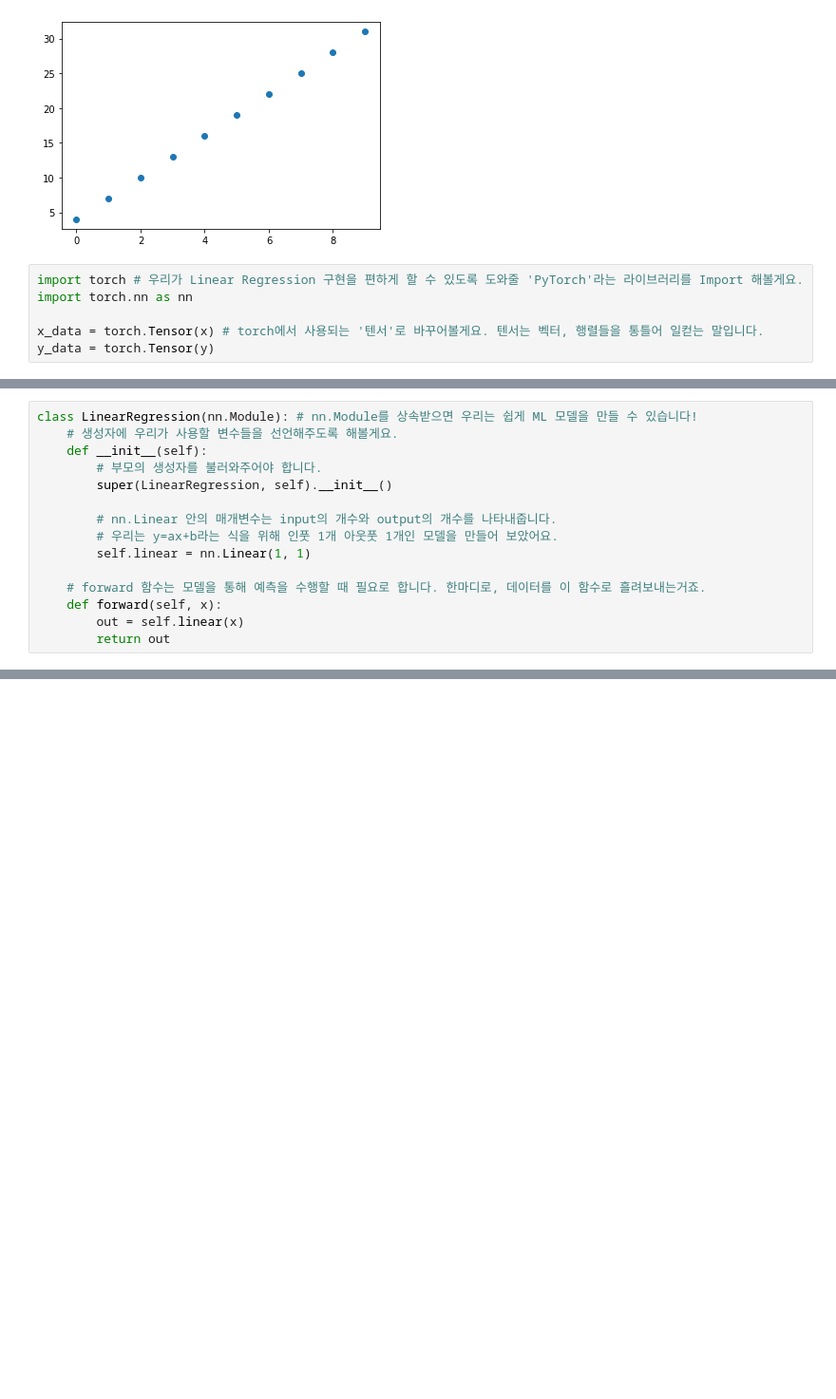
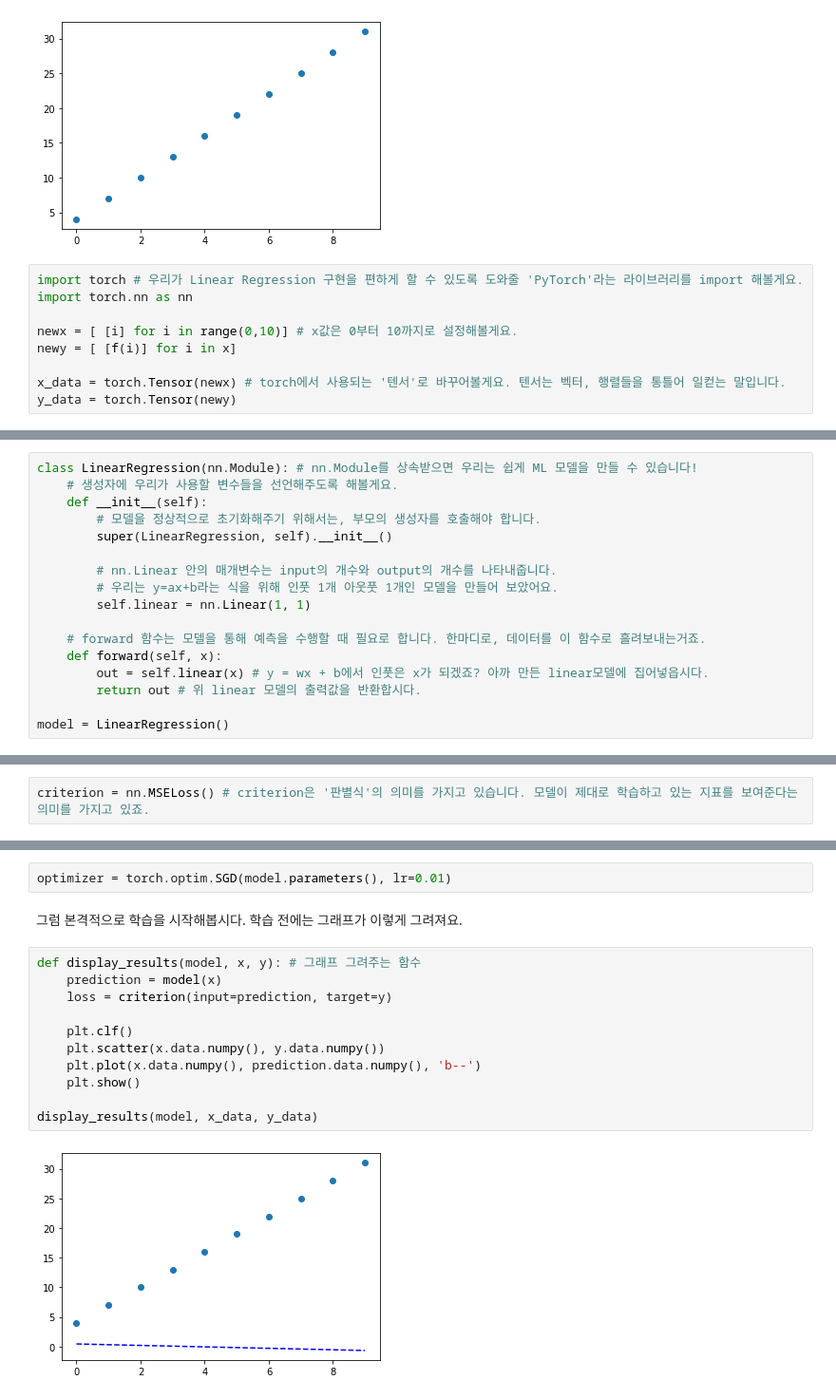
Before and after one commit to HanyangTechAI/CV_2020, a Jupyter notebook: lab01_Application_of_Neural_Network_in_Computer_Vision/1. Introduction to ML with CV.ipynb, the cells around one changed output, grey strips where cells are left out. Shown: that part at 95% size. Saved outputs shown, nothing was run; the diff lists cells and outputs as text; blank space fills up the shorter version.

Commit message:
docs: Add linear regression

```diff
--- a/lab01_Application_of_Neural_Network_in_Computer_Vision/1. Introduction to ML with CV.ipynb
+++ b/lab01_Application_of_Neural_Network_in_Computer_Vision/1. Introduction to ML with CV.ipynb
@@ -63,11 +64,14 @@ plt.scatter(x,y) # 그래프를 그려봐요!
 <matplotlib.collections.PathCollection at 0x...>
 [figure]
 # %%
-import torch # 우리가 Linear Regression 구현을 편하게 할 수 있도록 도와줄 'PyTorch'라는 라이브러리를 Import 해볼게요.
+import torch # 우리가 Linear Regression 구현을 편하게 할 수 있도록 도와줄 'PyTorch'라는 라이브러리를 import 해볼게요.
 import torch.nn as nn
 
-x_data = torch.Tensor(x) # torch에서 사용되는 '텐서'로 바꾸어볼게요. 텐서는 벡터, 행렬들을 통틀어 일컫는 말입니다.
-y_data = torch.Tensor(y)
+newx = [ [i] for i in range(0,10)] # x값은 0부터 10까지로 설정해볼게요.
+newy = [ [f(i)] for i in x]
+
+x_data = torch.Tensor(newx) # torch에서 사용되는 '텐서'로 바꾸어볼게요. 텐서는 벡터, 행렬들을 통틀어 일컫는 말입니다.
+y_data = torch.Tensor(newy)
 # %% [markdown]
 자, 데이터는 준비되었으니, 이 데이터를 표현할 모델이 필요해요.
 우리는 방금전에 'y=3x+4'라는 식을 바탕으로 만들었죠?
@@ -81,7 +85,7 @@ pytorch에서는 이 모델을 간단히 구현할 수 있도록 도와줍니다
 class LinearRegression(nn.Module): # nn.Module를 상속받으면 우리는 쉽게 ML 모델을 만들 수 있습니다!
     # 생성자에 우리가 사용할 변수들을 선언해주도록 해볼게요.
     def __init__(self):
-        # 부모의 생성자를 불러와주어야 합니다.
+        # 모델을 정상적으로 초기화해주기 위해서는, 부모의 생성자를 호출해야 합니다.
         super(LinearRegression, self).__init__()
 
         # nn.Linear 안의 매개변수는 input의 개수와 output의 개수를 나타내줍니다.
@@ -90,5 +94,7 @@ class LinearRegression(nn.Module): # nn.Module를 상속받으면 우리는 쉽
 
     # forward 함수는 모델을 통해 예측을 수행할 때 필요로 합니다. 한마디로, 데이터를 이 함수로 흘려보내는거죠.
     def forward(self, x):
-        out = self.linear(x)
-        return out
+        out = self.linear(x) # y = wx + b에서 인풋은 x가 되겠죠? 아까 만든 linear모델에 집어넣읍시다.
+        return out # 위 linear 모델의 출력값을 반환합시다.
+
+model = LinearRegression()
@@ -94,0 +124,2 @@ class LinearRegression(nn.Module): # nn.Module를 상속받으면 우리는 쉽
+# %%
+criterion = nn.MSELoss() # criterion은 '판별식'의 의미를 가지고 있습니다. 모델이 제대로 학습하고 있는 지표를 보여준다는 의미를 가지고 있죠.
@@ -94,0 +182,18 @@ class LinearRegression(nn.Module): # nn.Module를 상속받으면 우리는 쉽
+# %%
+optimizer = torch.optim.SGD(model.parameters(), lr=0.01)
+# %% [markdown]
+그럼 본격적으로 학습을 시작해봅시다.
+학습 전에는 그래프가 이렇게 그려져요.
+# %%
+def display_results(model, x, y): # 그래프 그려주는 함수
+    prediction = model(x)
+    loss = criterion(input=prediction, target=y)
+
+    plt.clf()
+    plt.scatter(x.data.numpy(), y.data.numpy())
+    plt.plot(x.data.numpy(), prediction.data.numpy(), 'b--')
+    plt.show()
+
+display_results(model, x_data, y_data)
+# %% [output]
+[figure, added]
```
Also changed, not shown: parts of 12 cells of this notebook.
